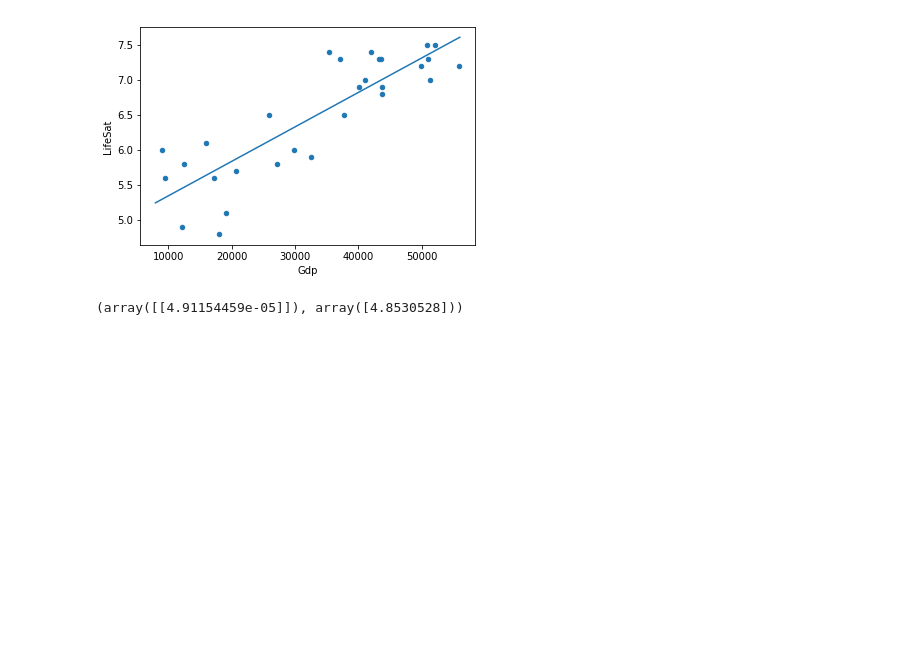
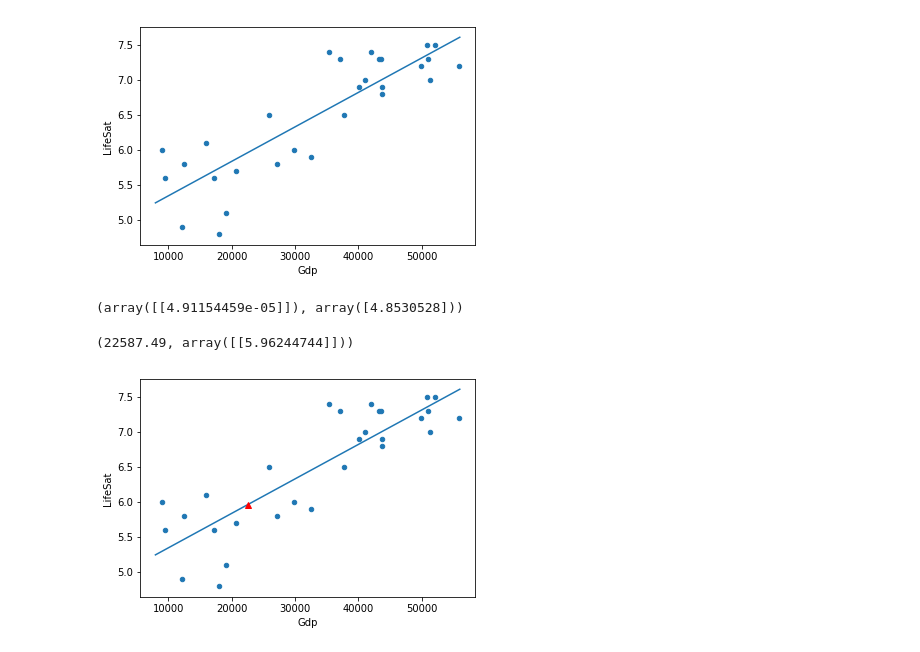
Before and after one commit to olszewskip/musings, a Jupyter notebook: LifeSat_Gdp_1.ipynb, the cells around one changed output. Drawn from its saved outputs; the diff is of its cells as text; code cells hidden in the pictures; blank space fills up the shorter version.

Commit message:
add Cyprus to plot

```diff
--- a/LifeSat_Gdp_1.ipynb
+++ b/LifeSat_Gdp_1.ipynb
@@ -96,3 +96,18 @@ plt.show()
 model.coef_, model.intercept_
 # %% [output]
 (array([[4.91154459e-05]]), array([4.8530528]))
+# %%
+Cyprus_gdp = gdp.loc["Cyprus"].gdp_per_capita
+Cyprus_lifesat_estim = model.predict(gdp.loc["Cyprus"].gdp_per_capita)
+Cyprus_gdp, Cyprus_lifesat_estim
+# %% [output]
+(22587.49, array([[5.96244744]]))
+# %%
+LifeSat_Gdp.plot(x='Gdp', y='LifeSat', kind='scatter')
+xp = np.linspace(8000, 56000, 2).reshape(-1,1)
+yp = model.predict(xp)
+plt.plot(xp, yp)
+plt.plot(Cyprus_gdp, Cyprus_lifesat_estim, 'r^')
+plt.show()
+# %% [output]
+[figure, added]
```
